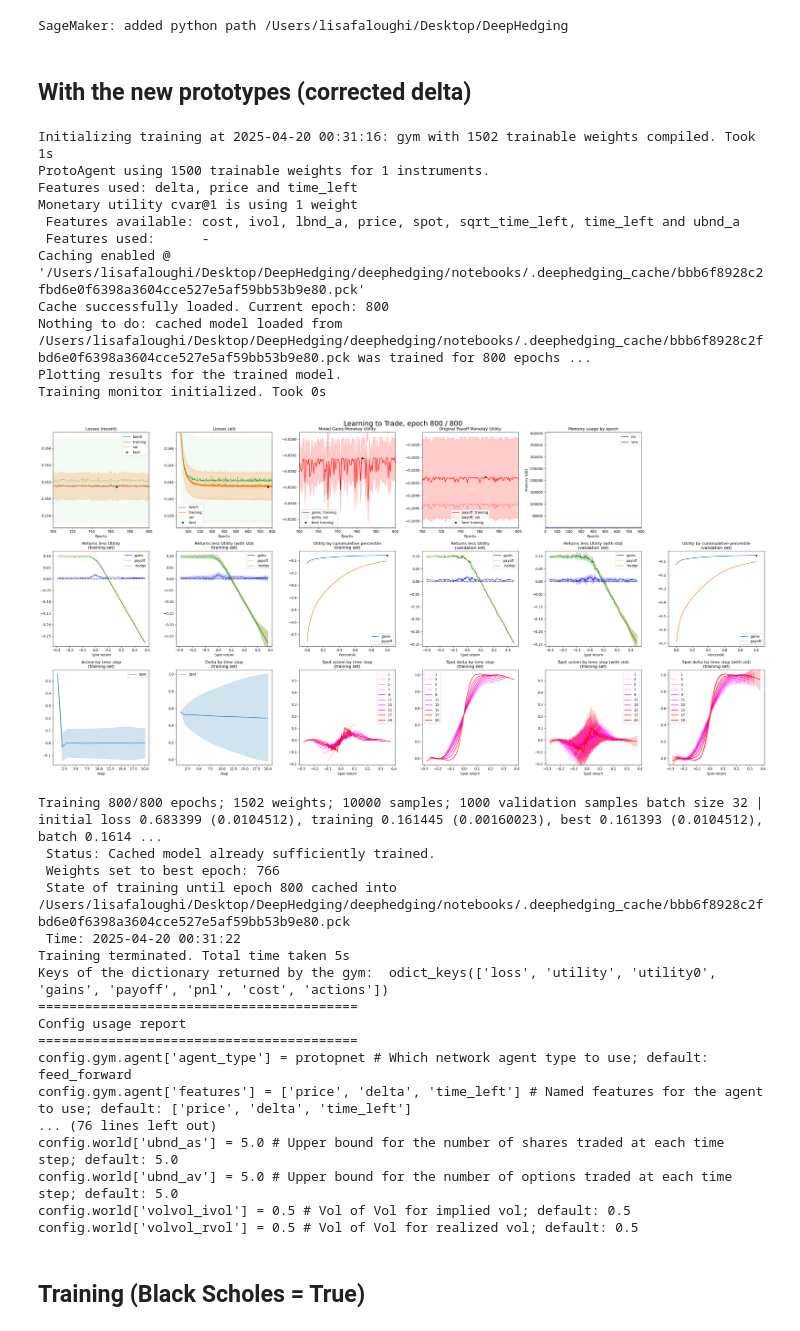
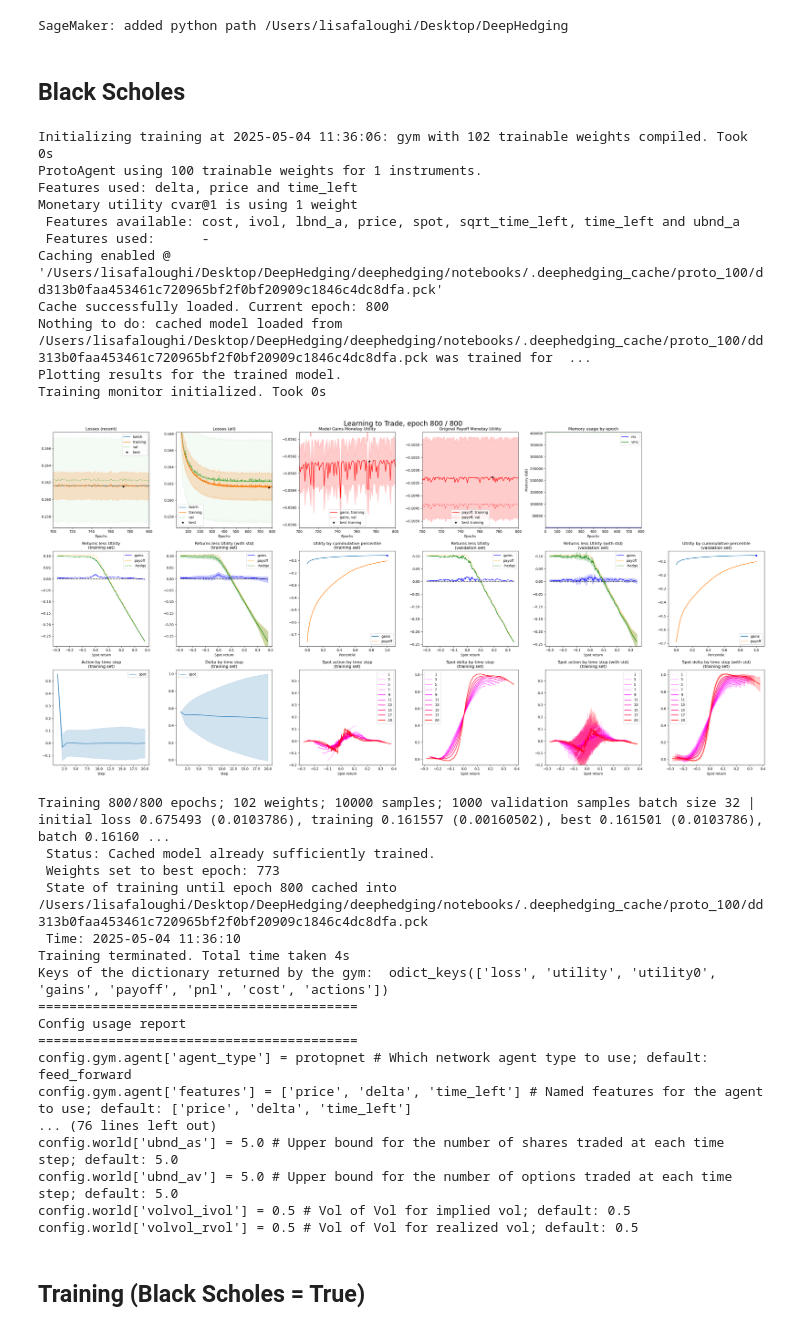
Before and after one commit to lisafaloughi/protohedge, a Jupyter notebook: notebooks/proto-trainer.ipynb, the cells around one changed output. Saved outputs shown, nothing was run; the diff lists cells and outputs as text; code cells hidden in the pictures.

```diff
--- a/notebooks/proto-trainer.ipynb
+++ b/notebooks/proto-trainer.ipynb
@@ -15,8 +15,8 @@ else:
     print(sys.path)
 # %% [output]
 SageMaker: added python path /Users/lisafaloughi/Desktop/DeepHedging
-# %% [markdown]
-## With the new prototypes (corrected delta)
+# %% [markdown]
+## Black Scholes
 # %%
 # In your notebook or training script:
 
@@ -28,6 +28,7 @@ from cdxbasics.config import Config
 
 # 1. Load configuration
 config = Config()
+n_prototypes = 100
 
 # 2. World setup
 config.world.samples = 10000
@@ -37,65 +38,65 @@ config.world.black_scholes = True
 # 3. Gym setup with ProtoAgent
 config.gym.agent.agent_type = "protopnet"  # Tells AgentFactory to use ProtoAgent
 config.gym.agent.features = ["price", "delta", "time_left"]  # Must match prototype dimensions
-config.gym.agent.prototype_path = "./prototypes_100.pkl"
+config.gym.agent.prototype_path = f"./prototypes_{n_prototypes}.pkl"
 
 config.gym.objective.utility = "cvar"
 config.gym.objective.lmbda = 1.
 
 # 4. Load saved prototypes (used inside ProtoPNetLayer)
-with open("./prototypes.pkl", "rb") as f:
+with open(f"./prototypes_{n_prototypes}.pkl", "rb") as f:
     prototypes = pickle.load(f)
 
 # 5. Trainer config
 config.trainer.train.epochs = 800
+config.trainer.caching.directory = f"./.deephedging_cache/proto_{n_prototypes}"
+
 config.trainer.caching.mode = "on"  # Important to avoid reusing old cache
-config.trainer.visual.epoch_refresh = 5
+config.trainer.visual.epoch_refresh = 30
 
 config.trainer.train.optimizer.name = "adam"
-#config.trainer.train.optimizer.learning_rate = 0.001
-#config.trainer.train.optimizer.clipvalue = 1.
-#config.trainer.train.optimizer.global_clipnorm = 1.
+
 config.trainer.train.batch_size = None
 config.trainer.visual.confidence_pcnt_lo = 0.25
 config.trainer.visual.confidence_pcnt_hi = 0.75
 
 # 6. Build world & val_world
 world = SimpleWorld_Spot_ATM(config.world)
 val_world = world.clone(samples=world.nSamples // 10)
 
 # 7. Create the gym (automatically uses ProtoAgent via AgentFactory)
 gym = VanillaDeepHedgingGym(config.gym)
 
 # 8. Train the model using the prototype-based agent
 train(gym=gym, world=world, val_world=val_world, config=config.trainer)
 
 r = gym(world.tf_data)
 print("Keys of the dictionary returned by the gym: ", r.keys())
 
 print("=========================================")
 print("Config usage report")
 print("=========================================")
 print( config.usage_report() )
 config.done()
 # %% [output]
-Initializing training at 2025-04-20 00:31:16: gym with 1502 trainable weights compiled. Took 1s
-ProtoAgent using 1500 trainable weights for 1 instruments.
+Initializing training at 2025-05-04 11:36:06: gym with 102 trainable weights compiled. Took 0s
+ProtoAgent using 100 trainable weights for 1 instruments.
 Features used: delta, price and time_left
 Monetary utility cvar@1 is using 1 weight
  Features available: cost, ivol, lbnd_a, price, spot, sqrt_time_left, time_left and ubnd_a
  Features used:      -
-Caching enabled @ '/Users/lisafaloughi/Desktop/DeepHedging/deephedging/notebooks/.deephedging_cache/bbb6f8928c2fbd6e0f6398a3604cce527e5af59bb53b9e80.pck'
+Caching enabled @ '/Users/lisafaloughi/Desktop/DeepHedging/deephedging/notebooks/.deephedging_cache/proto_100/dd313b0faa453461c720965bf2f0bf20909c1846c4dc8dfa.pck'
 Cache successfully loaded. Current epoch: 800
-Nothing to do: cached model loaded from /Users/lisafaloughi/Desktop/DeepHedging/deephedging/notebooks/.deephedging_cache/bbb6f8928c2fbd6e0f6398a3604cce527e5af59bb53b9e80.pck was trained for 800 epochs ...
+Nothing to do: cached model loaded from /Users/lisafaloughi/Desktop/DeepHedging/deephedging/notebooks/.deephedging_cache/proto_100/dd313b0faa453461c720965bf2f0bf20909c1846c4dc8dfa.pck was trained for  ...
 Plotting results for the trained model.
 Training monitor initialized. Took 0s
-[figure, old version]
+[figure, new version]
-Training 800/800 epochs; 1502 weights; 10000 samples; 1000 validation samples batch size 32 | initial loss 0.683399 (0.0104512), training 0.161445 (0.00160023), best 0.161393 (0.0104512), batch 0.1614 ...
+Training 800/800 epochs; 102 weights; 10000 samples; 1000 validation samples batch size 32 | initial loss 0.675493 (0.0103786), training 0.161557 (0.00160502), best 0.161501 (0.0103786), batch 0.16160 ...
  Status: Cached model already sufficiently trained.
- Weights set to best epoch: 766
- State of training until epoch 800 cached into /Users/lisafaloughi/Desktop/DeepHedging/deephedging/notebooks/.deephedging_cache/bbb6f8928c2fbd6e0f6398a3604cce527e5af59bb53b9e80.pck
- Time: 2025-04-20 00:31:22
-Training terminated. Total time taken 5s
+ Weights set to best epoch: 773
+ State of training until epoch 800 cached into /Users/lisafaloughi/Desktop/DeepHedging/deephedging/notebooks/.deephedging_cache/proto_100/dd313b0faa453461c720965bf2f0bf20909c1846c4dc8dfa.pck
+ Time: 2025-05-04 11:36:10
+Training terminated. Total time taken 4s
 Keys of the dictionary returned by the gym:  odict_keys(['loss', 'utility', 'utility0', 'gains', 'payoff', 'pnl', 'cost', 'actions'])
 =========================================
 Config usage report
```
Also changed, not shown: parts of 16 cells of this notebook, 2 other files.
